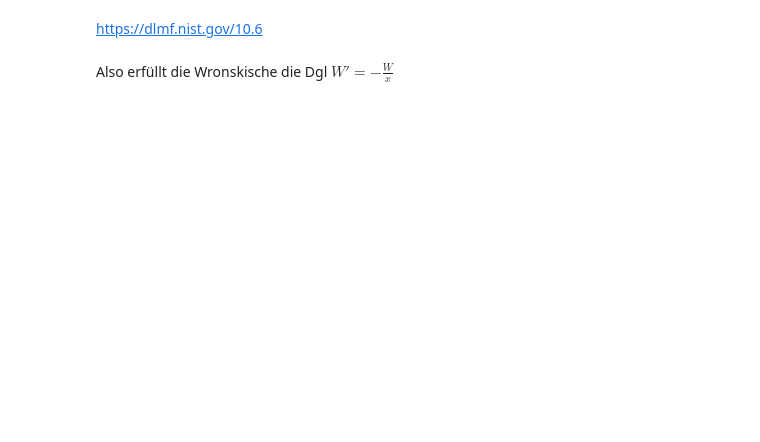
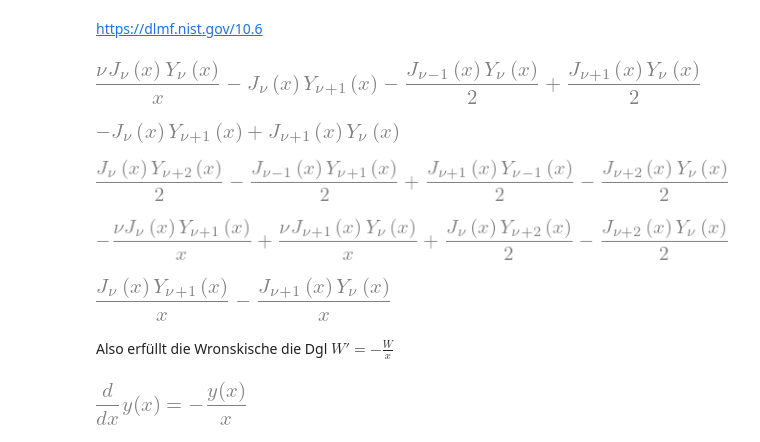
Before and after one commit to Ruediger-Braun/compana20, a Jupyter notebook: Lektion13.ipynb, the cells around one changed output. Cells and saved outputs as stored; diff of their text form; code cells hidden in the pictures; blank space fills up the shorter version.

```diff
--- a/Lektion13.ipynb
+++ b/Lektion13.ipynb
@@ -195,7 +291,6 @@ https://dlmf.nist.gov/10.6
 def bessel_forward(ausdr, bessel, nu):
     w1 = Wild('w1')
     w2 = Wild('w2')
-    w3 = Wild('w3')
     pattern = bessel(w1, w2)
     if bessel == besselj or bessel == bessely:
         ersetzung = -bessel(nu+2, w2) + 2*(nu+1)/w2*bessel(nu+1, w2)
@@ -244,24 +339,37 @@ def bessel_backward(ausdr, bessel, nu):
 # %%
 tmp = bessel_forward(W, bessely, nu-1).expand()
 tmp
+# %% [output]
+[figure, added]
 # %%
 tmp = bessel_forward(tmp, besselj, nu-1).expand()
 tmp
+# %% [output]
+[figure, added]
 # %%
 tmp = tmp.diff(x).expand()
+tmp
+# %% [output]
+[figure, added]
 # %%
 tmp = bessel_forward(tmp, bessely, nu-1).expand()
 tmp = bessel_forward(tmp, besselj, nu-1).expand()
 tmp
+# %% [output]
+[figure, added]
 # %%
 tmp = bessel_backward(tmp, bessely, nu+2).expand()
 tmp = bessel_backward(tmp, besselj, nu+2).expand()
 tmp
+# %% [output]
+[figure, added]
 # %% [markdown]
  Also erfüllt die Wronskische die Dgl $W'=-\frac Wx$
 # %%
 y = Function('y')
-dgl = Eq(y(x).diff(), -y(x)/x)
+dgl = Eq(y(x).diff(x), -y(x)/x)
 dgl
+# %% [output]
+[figure, added]
 # %%
 dsolve(dgl)
```
Also changed, not shown: parts of 40 cells of this notebook.
